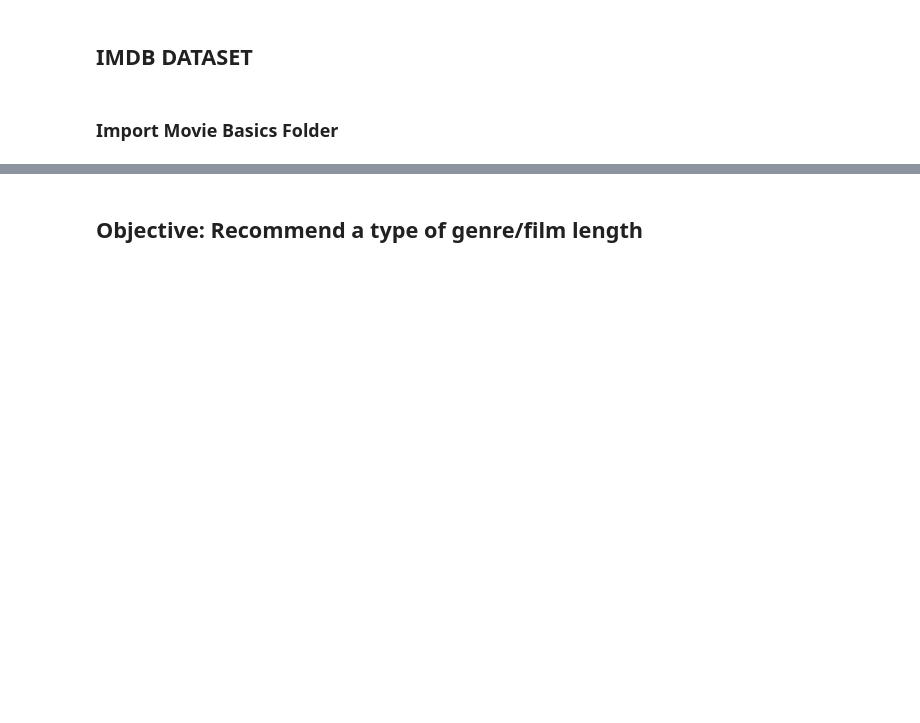
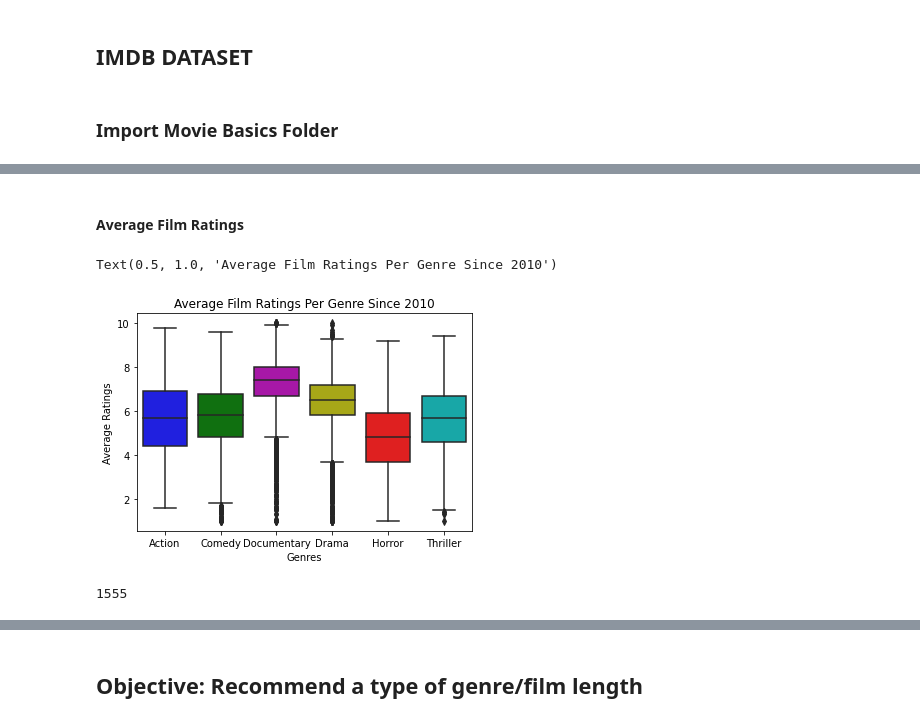
Before and after one commit to mrodberg/Pod1Capstone, a Jupyter notebook: Cam_Work.ipynb, the cells around one changed output, grey strips where cells are left out. Drawn from its saved outputs; the diff is of its cells as text; code cells hidden in the pictures; blank space fills up the shorter version.

```diff
--- a/Cam_Work.ipynb
+++ b/Cam_Work.ipynb
@@ -104,0 +189,16 @@ Name: publisher, Length: 1281, dtype: int64
+# %% [markdown]
+<h4> Average Film Ratings
+# %%
+my_pal = {"Action": "b", "Thriller": "c", "Documentary":"m","Comedy":"g","Horror":"r","Drama":"y"}
+sns.boxplot(data = df_imdbdatasetmain, x='genres', y='averagerating',palette = my_pal)
+
+plt.xlabel("Genres")
+plt.ylabel("Average Ratings")
+plt.title("Average Film Ratings Per Genre Since 2010")
+# %% [output]
+Text(0.5, 1.0, 'Average Film Ratings Per Genre Since 2010')
+[figure, added]
+# %%
+df_imdbdatafilmtotal['Number Of Films'][5]
+# %% [output]
+1555
```
Also changed, not shown: parts of 12 cells of this notebook.
